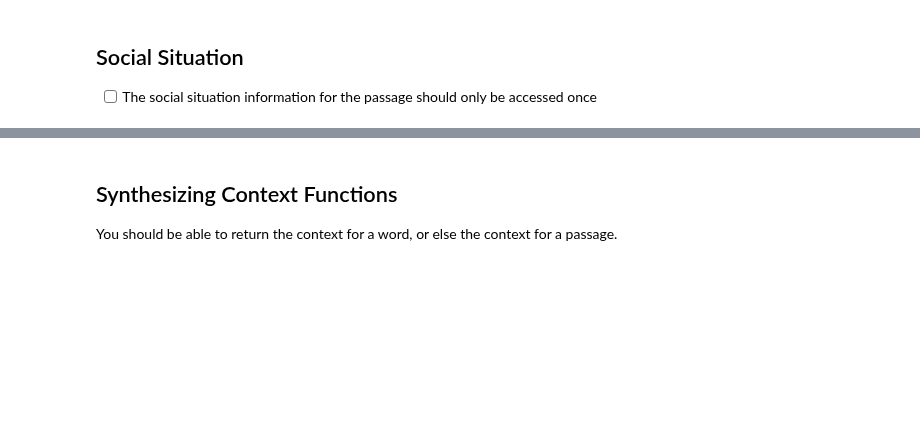
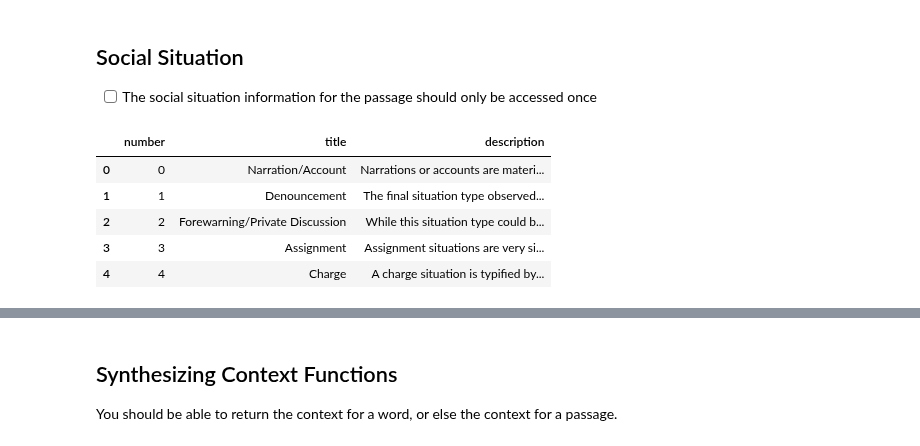
Before and after one commit to ryderwishart/biblical-machine-learning, a Jupyter notebook: gpt-inferences/macula_sentence_query.ipynb, the cells around one changed output, grey strips where cells are left out. Cells and saved outputs as stored; diff of their text form; code cells hidden in the pictures; blank space fills up the shorter version.

Commit message:
Fully functioning notebook with each data component returned

```diff
--- a/gpt-inferences/macula_sentence_query.ipynb
+++ b/gpt-inferences/macula_sentence_query.ipynb
@@ -1282,0 +1894,32 @@ def get_social_information(word_id):
+# %%
+# with open("situations_prose_descriptions.json", "r") as f:
+#     situations_prose_descriptions = json.load(f)
+#     print(situations_prose_descriptions[0]['title'], clusterLabels[8])
+#     # each description has a title and description, and the title corresponds to the clusterLabels *value*
+#     # add descriptions to the clusterLabels dict
+#     for cluster in clusterLabels:
+#         matching_description = next((item for item in situations_prose_descriptions if item["title"].lower() in clusterLabels[cluster]), None)
+#         if not matching_description:
+#             raise Exception(f"no matching description for cluster {cluster}")
+#         clusterLabels[cluster] = {
+#             'number': cluster,
+#             'title': matching_description['title'],
+#             'description': matching_description['description']
+#         }
+
+if 'situation_types.json' not in os.listdir():
+    !wget "https://raw.githubusercontent.com/ryderwishart/biblical-machine-learning/main/gpt-inferences/situation_types.json"
+
+with open('situation_types.json', 'r') as f:
+    situation_types = pd.read_json(f, orient='records')
+
+# transpose
+situation_types = situation_types.T
+situation_types.head()
+# %% [output]
+|  | number | title | description |
+| 0 | 0 | Narration/Account | Narrations or accounts are materi... |
+| 1 | 1 | Denouncement | The final situation type observed... |
+| 2 | 2 | Forewarning/Private Discussion | While this situation type could b... |
+| 3 | 3 | Assignment | Assignment situations are very si... |
+| 4 | 4 | Charge | A charge situation is typified by... |
```
Also changed, not shown: parts of 28 cells of this notebook.
